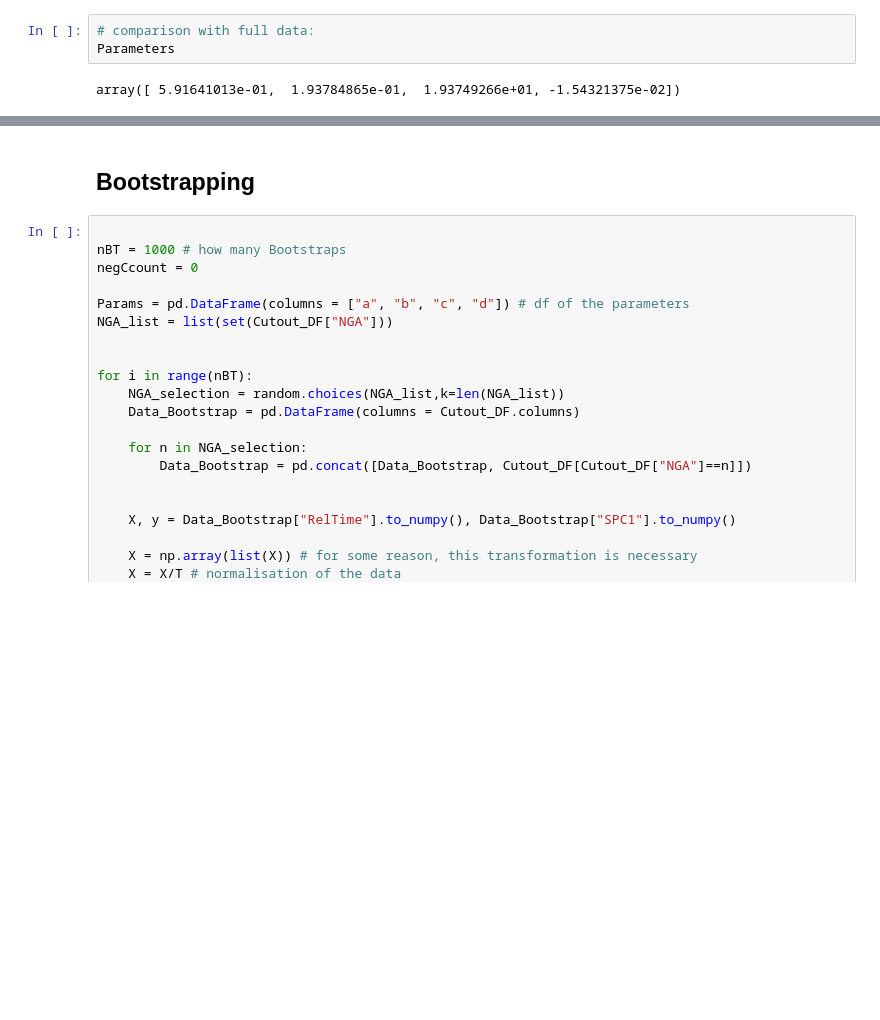
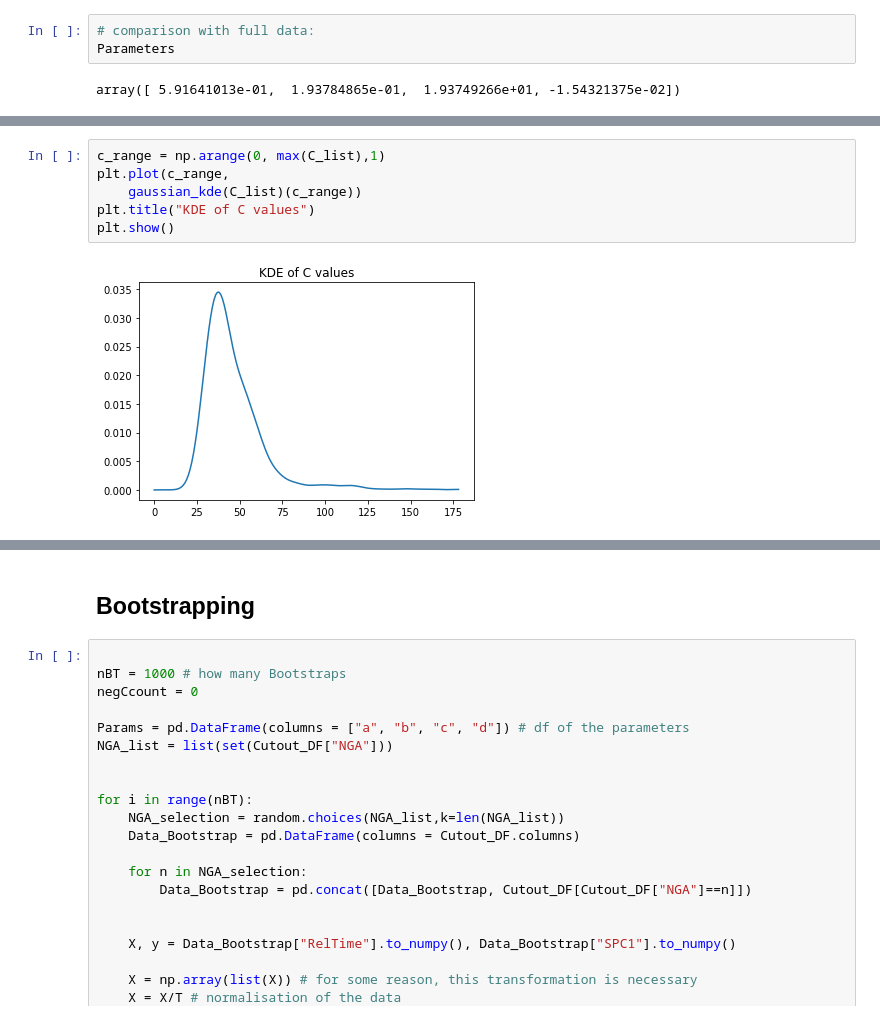
Before and after one commit to TobiasW1891/CSH_Project, a Jupyter notebook: Relationship to Previous Polity.ipynb, the cells around one changed output, grey strips where cells are left out. Saved outputs shown, nothing was run; the diff lists cells and outputs as text; blank space fills up the shorter version.

```diff
--- a/Relationship to Previous Polity.ipynb
+++ b/Relationship to Previous Polity.ipynb
@@ -761,0 +802,8 @@ plt.show()
+# %%
+c_range = np.arange(0, max(C_list),1)
+plt.plot(c_range,
+    gaussian_kde(C_list)(c_range))
+plt.title("KDE of C values")
+plt.show()
+# %% [output]
+[figure, added]
```
Also changed, not shown: parts of 31 cells of this notebook.
